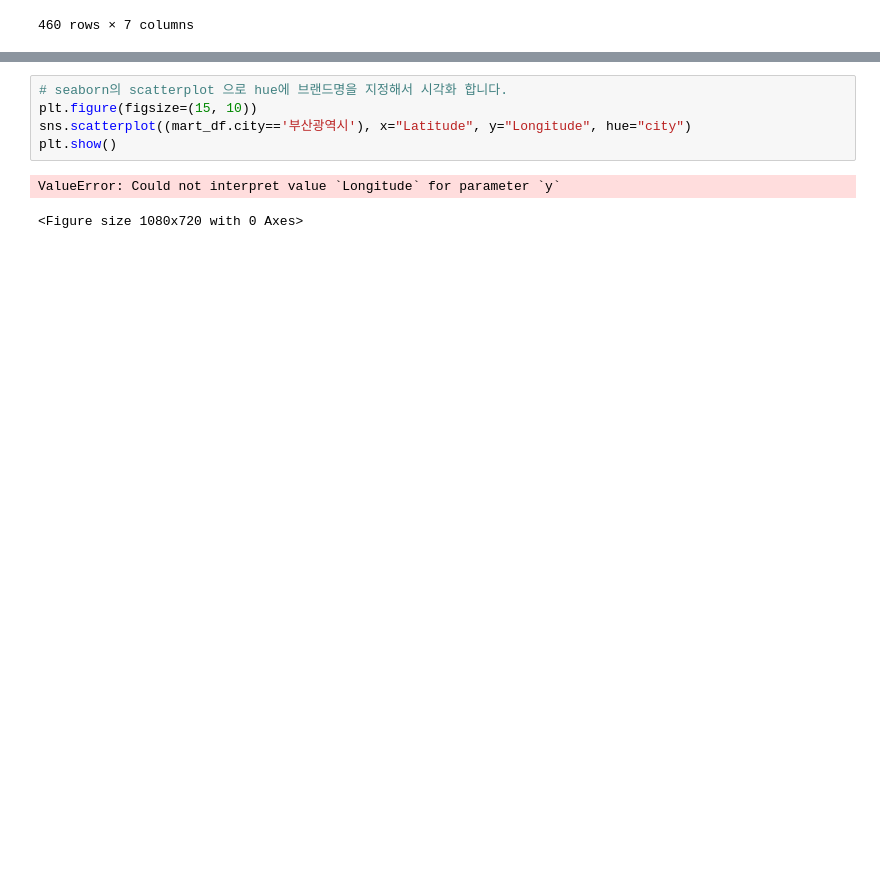
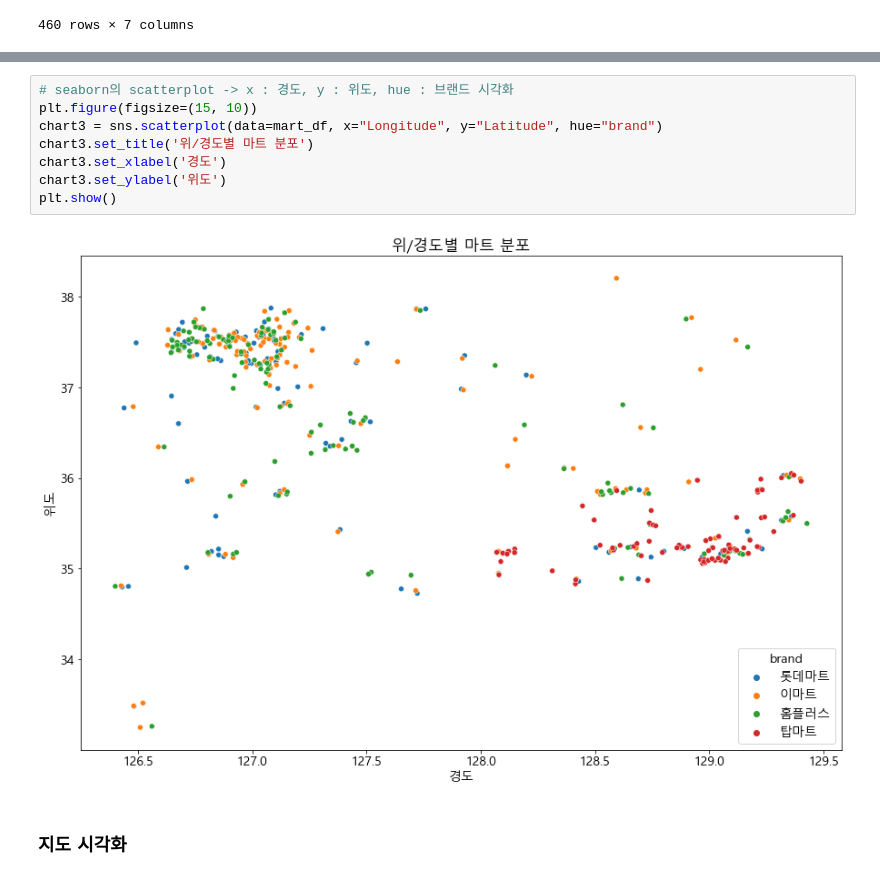
Before and after one commit to sohee0/4Mart, a Jupyter notebook: Emart/data_chart_copy.ipynb, the cells around one changed output, grey strips where cells are left out. Drawn from its saved outputs; the diff is of its cells as text; blank space fills up the shorter version.

```diff
--- a/Emart/data_chart_copy.ipynb
+++ b/Emart/data_chart_copy.ipynb
@@ -100,8 +132,12 @@ sns.countplot(data=mart_df,x='Latitude', hue='brand')
 # %%
-# seaborn의 scatterplot 으로 hue에 브랜드명을 지정해서 시각화 합니다.
+# seaborn의 scatterplot -> x : 경도, y : 위도, hue : 브랜드 시각화
 plt.figure(figsize=(15, 10))
-sns.scatterplot((mart_df.city=='부산광역시'), x="Latitude", y="Longitude", hue="city")
+chart3 = sns.scatterplot(data=mart_df, x="Longitude", y="Latitude", hue="brand")
+chart3.set_title('위/경도별 마트 분포')
+chart3.set_xlabel('경도')
+chart3.set_ylabel('위도')
 plt.show()
 # %% [output]
-ValueError: Could not interpret value `Longitude` for parameter `y`
-<Figure size 1080x720 with 0 Axes>
+[figure, added]
+# %% [markdown]
+### 지도 시각화
```
Also changed, not shown: parts of 13 cells of this notebook.
